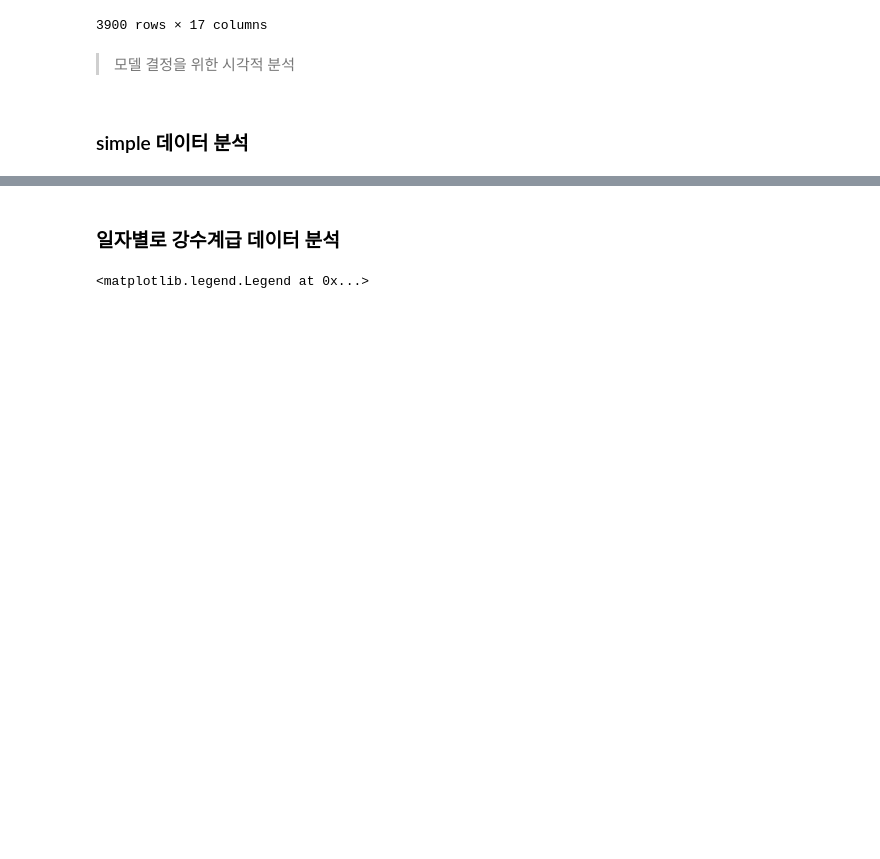
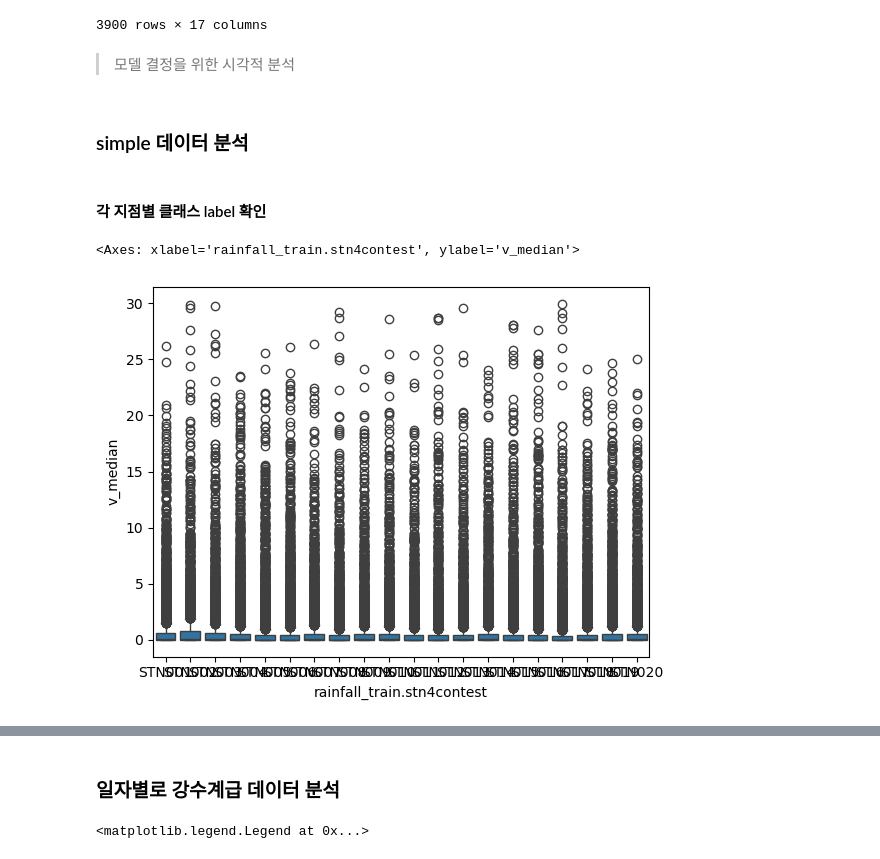
Before and after one commit to Abel3005/TSI, a Jupyter notebook: EDA.ipynb, the cells around one changed output, grey strips where cells are left out. Cells and saved outputs as stored; diff of their text form; code cells hidden in the pictures; blank space fills up the shorter version.

```diff
--- a/EDA.ipynb
+++ b/EDA.ipynb
@@ -585,3 +585,16 @@ train_df['day'] = month_to_day(train_df['rainfall_train.ef_month']) + train_df['
 
 tmp_df = pd.read_csv(train_file_path).drop(columns=['Unnamed: 0'])
 tmp_df['day'] = month_to_day(tmp_df['rainfall_train.ef_month']) + tmp_df['rainfall_train.ef_day']
+# %% [markdown]
+#### 각 지점별 클래스 label 확인
+# %%
+from util import make_mean
+import matplotlib.pyplot as plt
+import seaborn as sns
+
+tmp = make_mean(train_df,15)
+# %%
+sns.boxplot(x='rainfall_train.stn4contest',y='v_median',data=tmp)
+# %% [output]
+<Axes: xlabel='rainfall_train.stn4contest', ylabel='v_median'>
+[figure, added]
```
Also changed, not shown: parts of 12 cells of this notebook, 4 other files.
